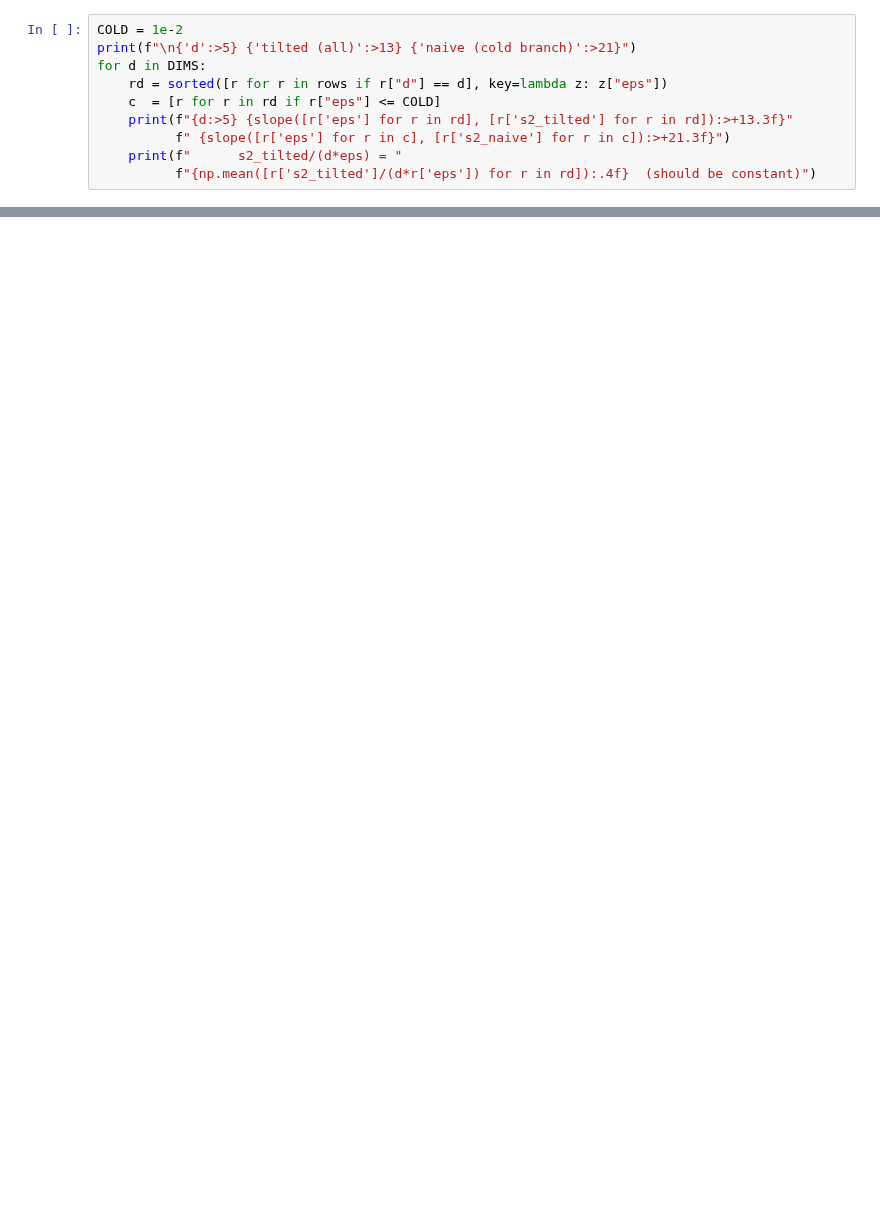
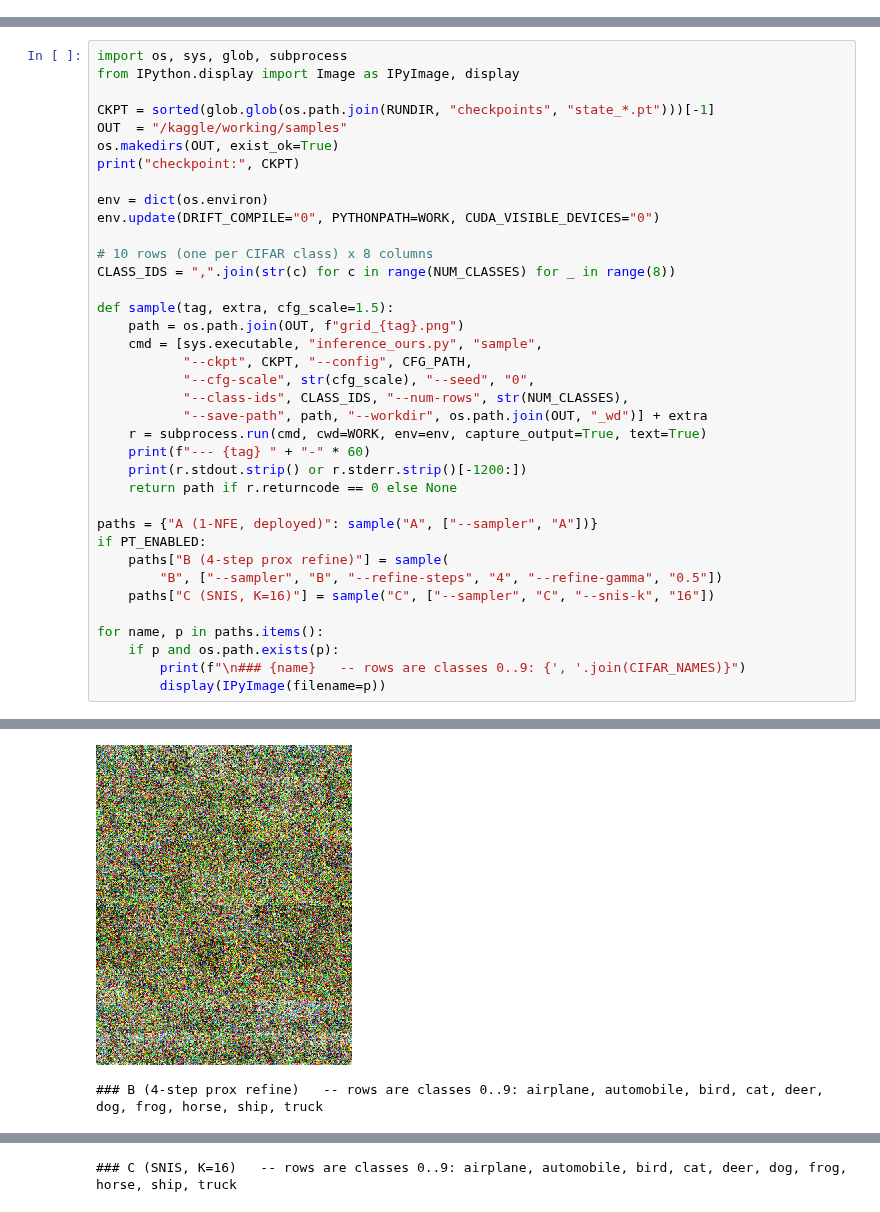
Before and after one commit to kraihan/kaggle, a Jupyter notebook: pt-flow.ipynb, the cells around one changed output, grey strips where cells are left out. Saved outputs shown, nothing was run; the diff lists cells and outputs as text; blank space fills up the shorter version.

```diff
--- a/pt-flow.ipynb
+++ b/pt-flow.ipynb
@@ -236,10 +0,0 @@ saved /kaggle/working/proposal_numbers.json
-# %%
-COLD = 1e-2
-print(f"\n{'d':>5} {'tilted (all)':>13} {'naive (cold branch)':>21}")
-for d in DIMS:
-    rd = sorted([r for r in rows if r["d"] == d], key=lambda z: z["eps"])
-    c  = [r for r in rd if r["eps"] <= COLD]
-    print(f"{d:>5} {slope([r['eps'] for r in rd], [r['s2_tilted'] for r in rd]):>+13.3f}"
-          f" {slope([r['eps'] for r in c], [r['s2_naive'] for r in c]):>+21.3f}")
-    print(f"      s2_tilted/(d*eps) = "
-          f"{np.mean([r['s2_tilted']/(d*r['eps']) for r in rd]):.4f}  (should be constant)")
@@ -907,0 +744,38 @@ HANDOFF -- next session
+# %%
+import os, sys, glob, subprocess
+from IPython.display import Image as IPyImage, display
+
+CKPT = sorted(glob.glob(os.path.join(RUNDIR, "checkpoints", "state_*.pt")))[-1]
+OUT  = "/kaggle/working/samples"
+os.makedirs(OUT, exist_ok=True)
+print("checkpoint:", CKPT)
+
+env = dict(os.environ)
+env.update(DRIFT_COMPILE="0", PYTHONPATH=WORK, CUDA_VISIBLE_DEVICES="0")
+
+# 10 rows (one per CIFAR class) x 8 columns
+CLASS_IDS = ",".join(str(c) for c in range(NUM_CLASSES) for _ in range(8))
+
+def sample(tag, extra, cfg_scale=1.5):
+    path = os.path.join(OUT, f"grid_{tag}.png")
+    cmd = [sys.executable, "inference_ours.py", "sample",
+           "--ckpt", CKPT, "--config", CFG_PATH,
+           "--cfg-scale", str(cfg_scale), "--seed", "0",
+           "--class-ids", CLASS_IDS, "--num-rows", str(NUM_CLASSES),
+           "--save-path", path, "--workdir", os.path.join(OUT, "_wd")] + extra
+    r = subprocess.run(cmd, cwd=WORK, env=env, capture_output=True, text=True)
+    print(f"--- {tag} " + "-" * 60)
+    print(r.stdout.strip() or r.stderr.strip()[-1200:])
+    return path if r.returncode == 0 else None
+
+paths = {"A (1-NFE, deployed)": sample("A", ["--sampler", "A"])}
+if PT_ENABLED:
+    paths["B (4-step prox refine)"] = sample(
+        "B", ["--sampler", "B", "--refine-steps", "4", "--refine-gamma", "0.5"])
+    paths["C (SNIS, K=16)"] = sample("C", ["--sampler", "C", "--snis-k", "16"])
+
+for name, p in paths.items():
+    if p and os.path.exists(p):
+        print(f"\n### {name}   -- rows are classes 0..9: {', '.join(CIFAR_NAMES)}")
+        display(IPyImage(filename=p))
+# %% [output]
@@ -907,0 +799,2 @@ HANDOFF -- next session
+[figure, added]
+### B (4-step prox refine)   -- rows are classes 0..9: airplane, automobile, bird, cat, deer, dog, frog, horse, ship, truck
@@ -907,0 +802 @@ HANDOFF -- next session
+### C (SNIS, K=16)   -- rows are classes 0..9: airplane, automobile, bird, cat, deer, dog, frog, horse, ship, truck
```
Also changed, not shown: parts of 56 cells of this notebook.
